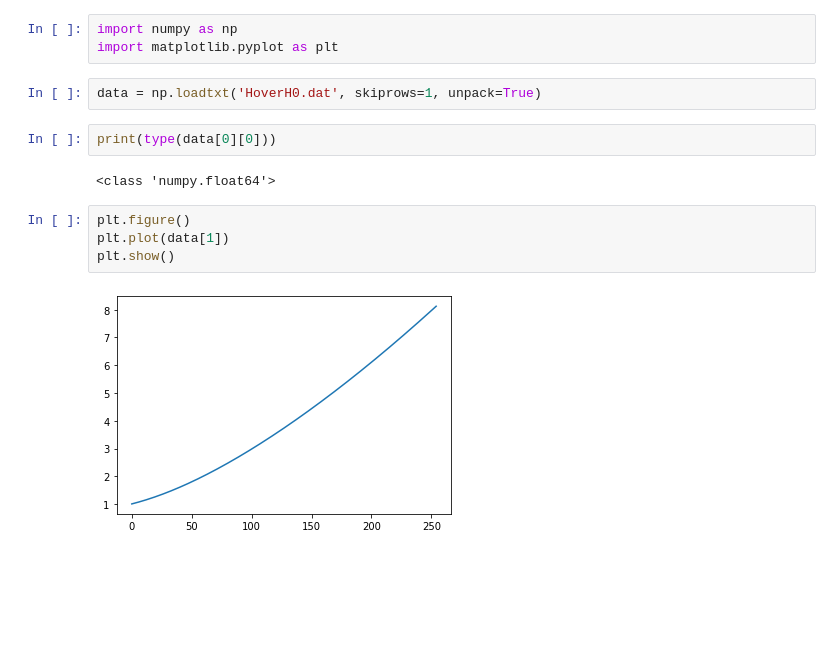
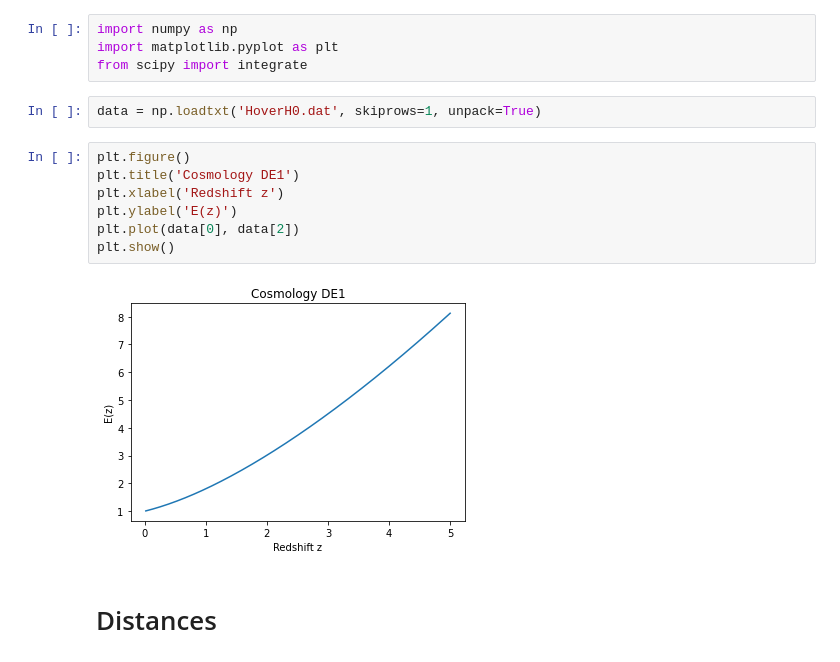
Before and after one commit to carle13/Galaxy-clusters-number-counts, a Jupyter notebook: analysis.ipynb, the cells around one changed output. Saved outputs shown, nothing was run; the diff lists cells and outputs as text; blank space fills up the shorter version.

Commit message:
Distances, volume and flux

```diff
--- a/analysis.ipynb
+++ b/analysis.ipynb
@@ -1,15 +1,17 @@
 # %%
 import numpy as np
 import matplotlib.pyplot as plt
+from scipy import integrate
 # %%
 data = np.loadtxt('HoverH0.dat', skiprows=1, unpack=True)
-# %%
-print(type(data[0][0]))
-# %% [output]
-<class 'numpy.float64'>
 # %%
 plt.figure()
-plt.plot(data[1])
+plt.title('Cosmology DE1')
+plt.xlabel('Redshift z')
+plt.ylabel('E(z)')
+plt.plot(data[0], data[2])
 plt.show()
 # %% [output]
-[figure, old version]
+[figure, new version]
+# %% [markdown]
+# Distances
```
Also changed, not shown: parts of 20 cells of this notebook, 1 other file.
